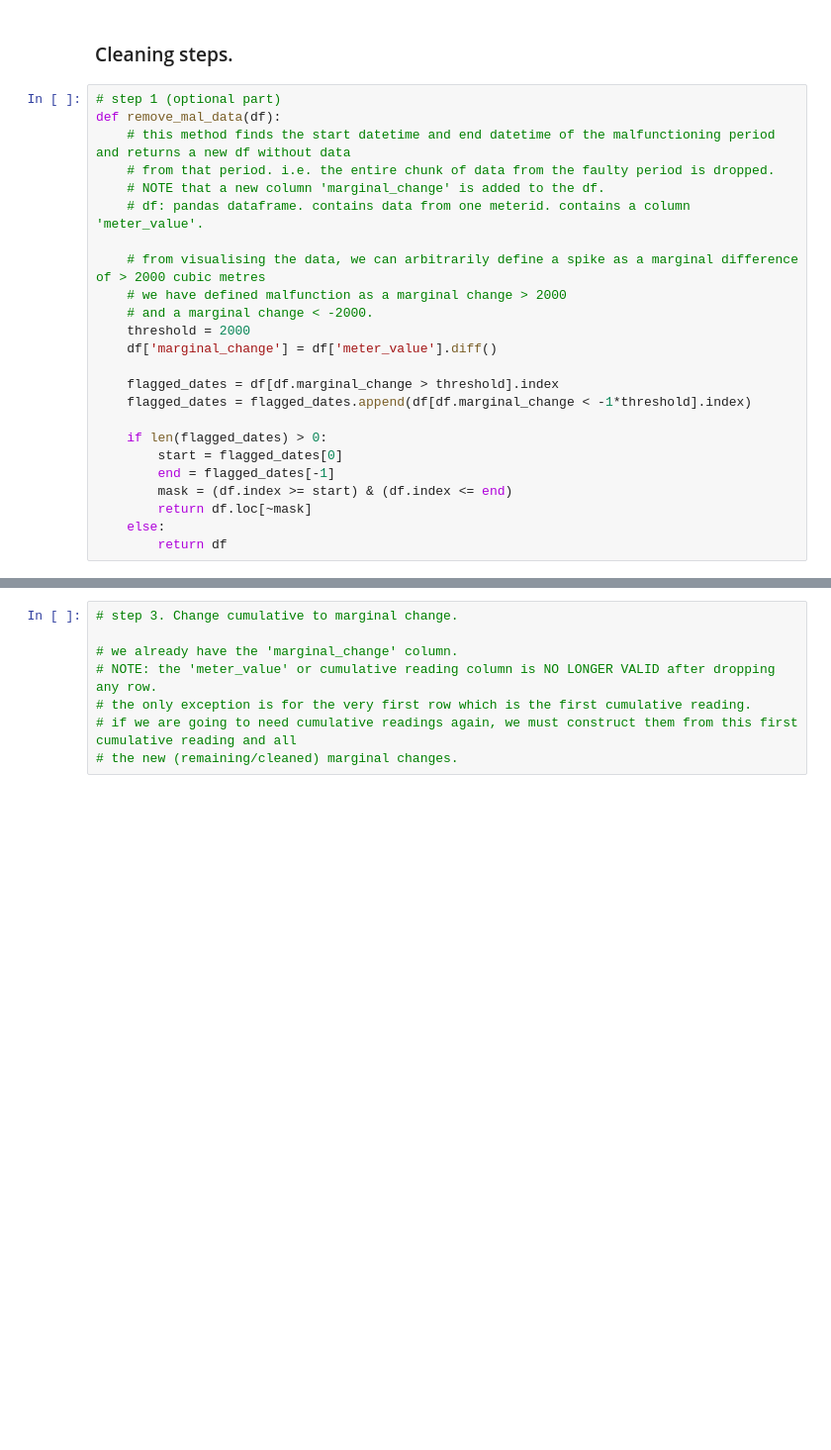
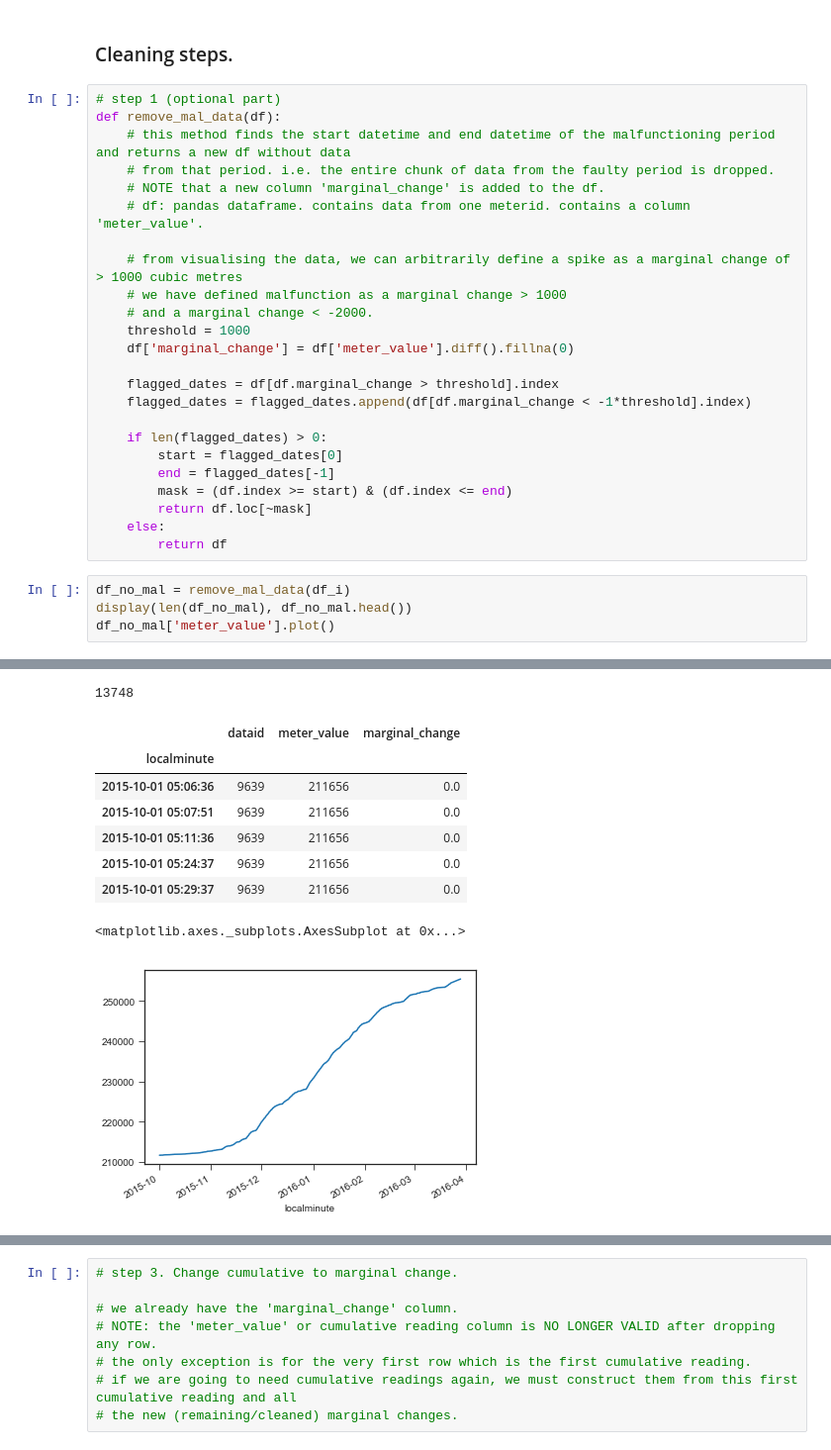
Before and after one commit to melvintzw/ee4211, a Jupyter notebook: cleaning.ipynb, the cells around one changed output, grey strips where cells are left out. Shown at 99% size. Drawn from its saved outputs; the diff is of its cells as text; blank space fills up the shorter version.

Commit message:
finished cleaning code; saved cleaned data to csv. need checking.

```diff
--- a/cleaning.ipynb
+++ b/cleaning.ipynb
@@ -47,11 +50,11 @@ def remove_mal_data(df):
     # NOTE that a new column 'marginal_change' is added to the df.
     # df: pandas dataframe. contains data from one meterid. contains a column 'meter_value'.
 
-    # from visualising the data, we can arbitrarily define a spike as a marginal difference of > 2000 cubic metres
-    # we have defined malfunction as a marginal change > 2000
+    # from visualising the data, we can arbitrarily define a spike as a marginal change of > 1000 cubic metres
+    # we have defined malfunction as a marginal change > 1000
     # and a marginal change < -2000.
-    threshold = 2000
-    df['marginal_change'] = df['meter_value'].diff()
+    threshold = 1000
+    df['marginal_change'] = df['meter_value'].diff().fillna(0)
 
     flagged_dates = df[df.marginal_change > threshold].index
     flagged_dates = flagged_dates.append(df[df.marginal_change < -1*threshold].index)
@@ -63,3 +66,8 @@ def remove_mal_data(df):
         return df.loc[~mask]
     else:
         return df
+# %%
+df_no_mal = remove_mal_data(df_i)
+display(len(df_no_mal), df_no_mal.head())
+df_no_mal['meter_value'].plot()
+# %% [output]
@@ -66,3 +79,13 @@ def remove_mal_data(df):
+13748
+|  | dataid | meter_value | marginal_change |
+| localminute |  |  |  |
+| 2015-10-01 05:06:36 | 9639 | 211656 | 0.0 |
+| 2015-10-01 05:07:51 | 9639 | 211656 | 0.0 |
+| 2015-10-01 05:11:36 | 9639 | 211656 | 0.0 |
+| 2015-10-01 05:24:37 | 9639 | 211656 | 0.0 |
+| 2015-10-01 05:29:37 | 9639 | 211656 | 0.0 |
+<matplotlib.axes._subplots.AxesSubplot at 0x...>
+[figure, added]
 # %%
 # step 2. exclude meters with low sampling frequency
 
```
Also changed, not shown: parts of 19 cells of this notebook, 1 other file.
